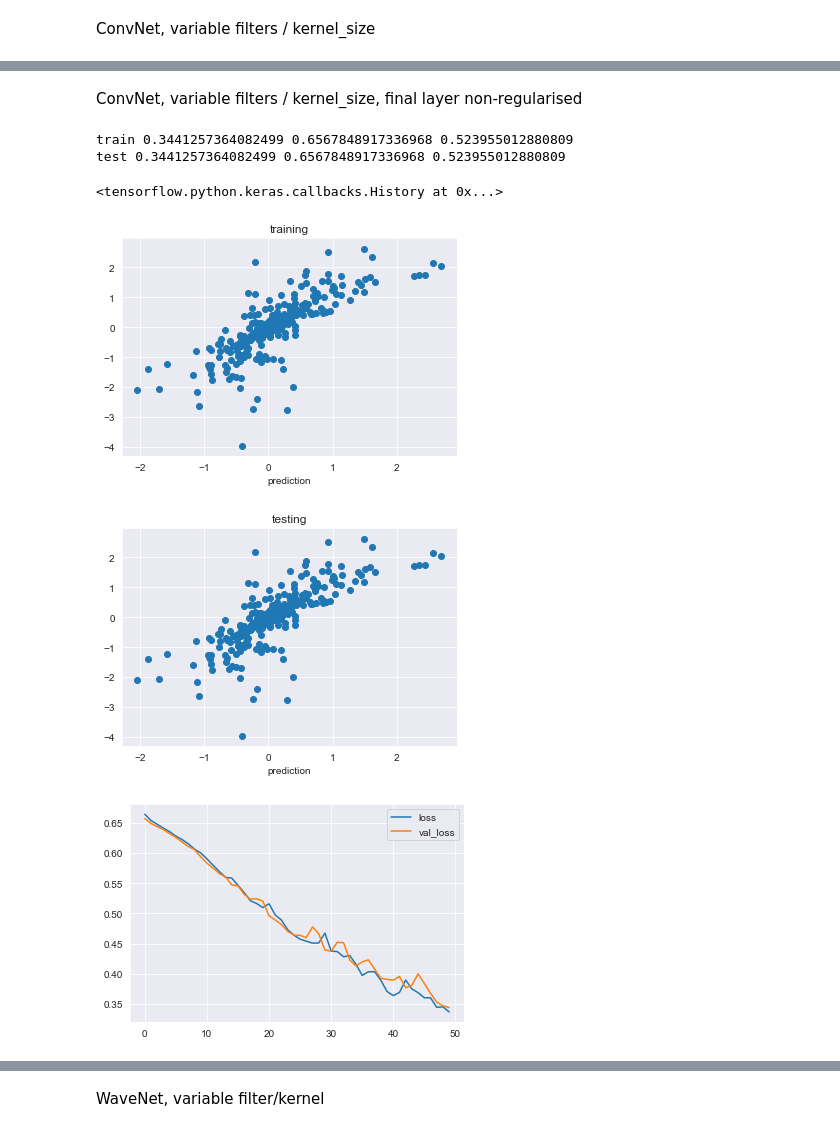
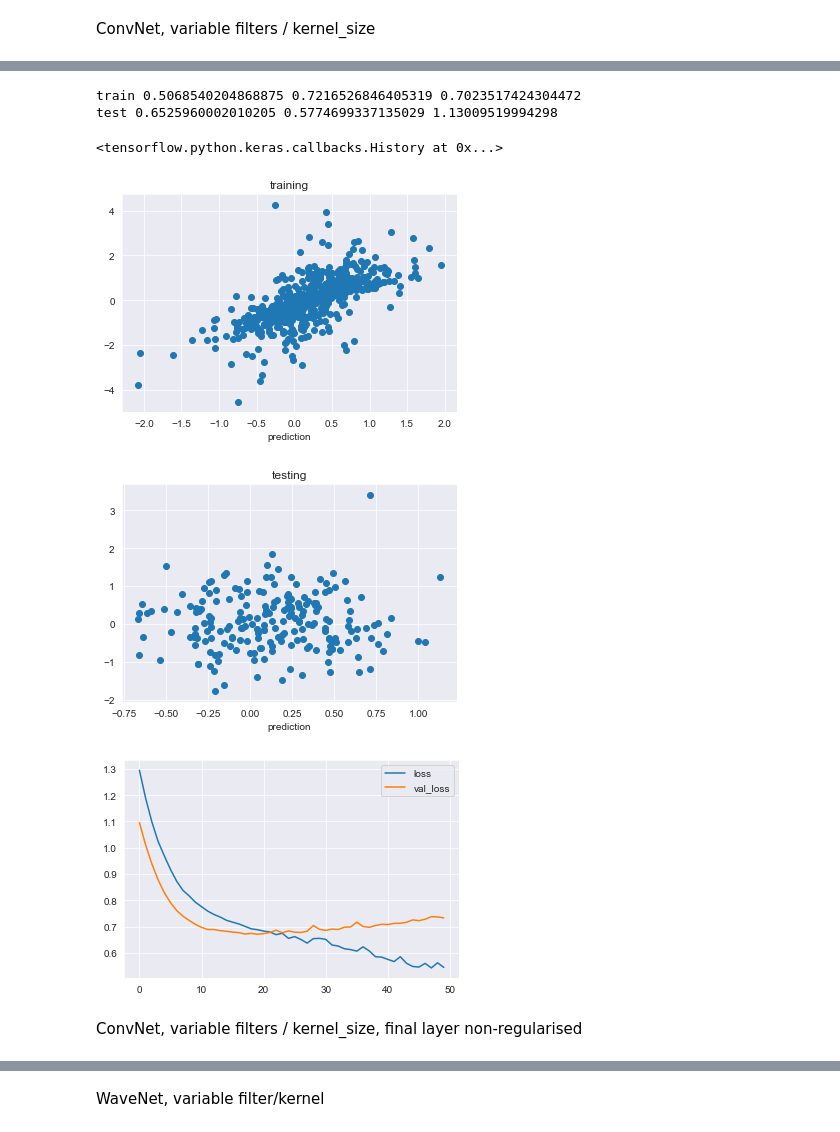
Before and after one commit to navin9292/Google_Wavenet-_Model, a Jupyter notebook: wavenet.ipynb, the cells around one changed output, grey strips where cells are left out. Cells and saved outputs as stored; diff of their text form; code cells hidden in the pictures.

```diff
--- a/wavenet.ipynb
+++ b/wavenet.ipynb
@@ -158,0 +168,13 @@ test 0.8802986422019727 0.8802129578053762 1.0000973450752306
+# %%
+def conv_multi_extra_layer():
+    x = i = Input(shape=(30, 1))
+    x = BatchNormalization()(x)
+    x = Convolution1D(filters=4, kernel_size=8, dilation_rate=1, padding='same', activation='relu')(x)
+    x = Convolution1D(filters=8, kernel_size=4, dilation_rate=2, padding='same', activation='relu')(x)
+    x = Convolution1D(filters=16, kernel_size=2, dilation_rate=4, padding='same', activation='relu')(x)
+    x = Convolution1D(filters=32, kernel_size=1, dilation_rate=8, padding='same', activation='relu')(x)
+    x = Flatten()(x)
+    x = Dense(30, activation='relu', kernel_regularizer='l2')(x)
+    x = Dense(1, activation='linear', kernel_regularizer='l2')(x)
+    model = keras.Model(i, x)
+    return model
@@ -210,27 +250,15 @@ test 0.4015928241798002 0.6567848917336968 0.6114525916083831
+# %%
+model = conv_multi_extra_layer()
+model.compile(optimizer=tensorflow.keras.optimizers.Adam(1e-3), loss='mae')
+hist = model.fit(train_data_gen, epochs=50, validation_data=test_data_gen, verbose=0)
+evaluate_model(model, hist)
+hist
+# %% [output]
+train 0.5068540204868875 0.7216526846405319 0.7023517424304472
+test 0.6525960002010205 0.5774699337135029 1.13009519994298
+<tensorflow.python.keras.callbacks.History at 0x...>
+[figure, added]
+[figure, added]
+[figure, added]
 # %% [markdown]
 ConvNet, variable filters / kernel_size, final layer non-regularised
-# %%
-x = i = Input(shape=(30, 1))
-x = BatchNormalization()(x)
-x = Convolution1D(filters=4, kernel_size=8, dilation_rate=1, padding='same', activation='relu')(x)
-x = Convolution1D(filters=8, kernel_size=4, dilation_rate=2, padding='same', activation='relu')(x)
-x = Convolution1D(filters=16, kernel_size=2, dilation_rate=4, padding='same', activation='relu')(x)
-x = Convolution1D(filters=32, kernel_size=1, dilation_rate=8, padding='same', activation='relu')(x)
-x = Flatten()(x)
-x = Dense(30, activation='relu')(x)
-# x = Dense(30, activation='relu', kernel_regularizer='l2')(x)
-x = Dense(1, activation='linear')(x)
-
-
-model = keras.Model(i, x)
-model.compile(optimizer=tensorflow.keras.optimizers.Adam(1e-3), loss='mae')
-hist = model.fit(train_data_gen, epochs=50, validation_data=test_data_gen, verbose=0)
-evaluate_model(model, hist)
-hist
-# %% [output]
-train 0.3441257364082499 0.6567848917336968 0.523955012880809
-test 0.3441257364082499 0.6567848917336968 0.523955012880809
-<tensorflow.python.keras.callbacks.History at 0x...>
-[figure, removed]
-[figure, removed]
-[figure, removed]
```
Also changed, not shown: parts of 19 cells of this notebook.
